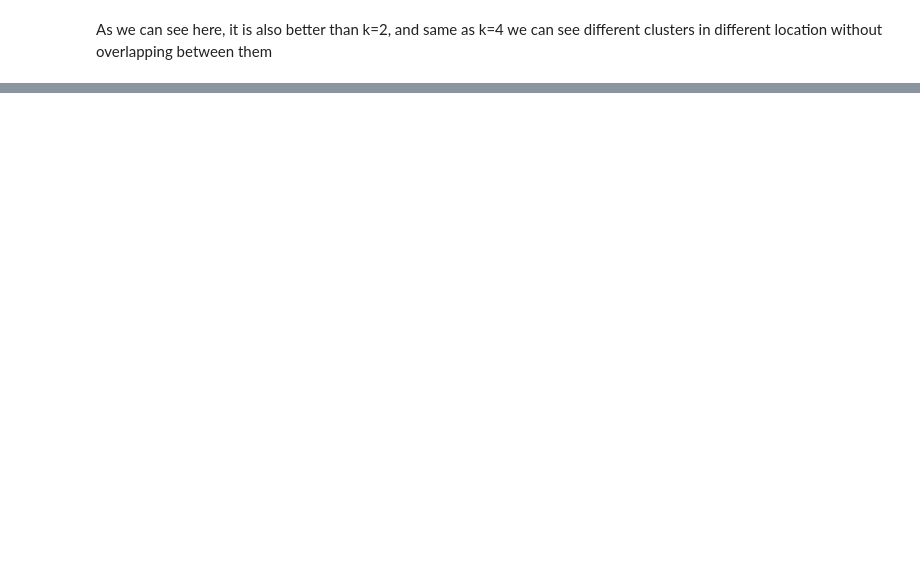
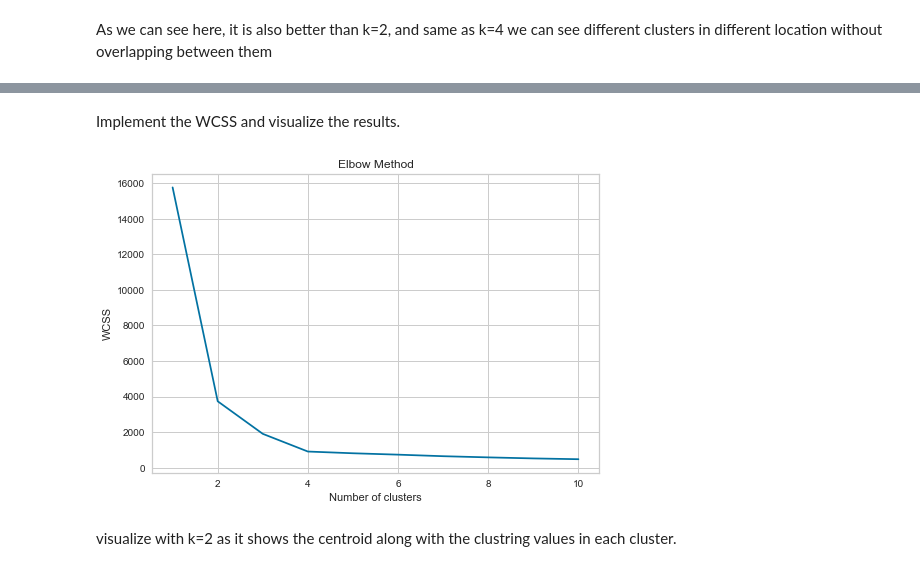
Before and after one commit to Hessah-Aljohaimy/AI-Project, a Jupyter notebook: Unsupervised_Learning/unsupervised_Learning.ipynb, the cells around one changed output, grey strips where cells are left out. Drawn from its saved outputs; the diff is of its cells as text; code cells hidden in the pictures; blank space fills up the shorter version.

```diff
--- a/Unsupervised_Learning/unsupervised_Learning.ipynb
+++ b/Unsupervised_Learning/unsupervised_Learning.ipynb
@@ -103,0 +227,19 @@ As we can see here, it is also better than k=2, and same as k=4 we can see diffe
+# %% [markdown]
+Implement the WCSS and visualize the results.
+# %%
+#Source:https://towardsdatascience.com/machine-learning-algorithms-part-9-k-means-example-in-python-f2ad05ed5203
+
+wcss = []
+for i in range(1, 11):
+    kmeans = KMeans(n_clusters=i, init='k-means++', max_iter=300, n_init=10, random_state=0)
+    kmeans.fit(X)
+    wcss.append(kmeans.inertia_)
+plt.plot(range(1, 11), wcss)
+plt.title('Elbow Method')
+plt.xlabel('Number of clusters')
+plt.ylabel('WCSS')
+plt.show()
+# %% [output]
+[figure, added]
+# %% [markdown]
+visualize with k=2 as it shows the centroid along with the clustring values in each cluster.
```
Also changed, not shown: parts of 30 cells of this notebook, 1 other file.
